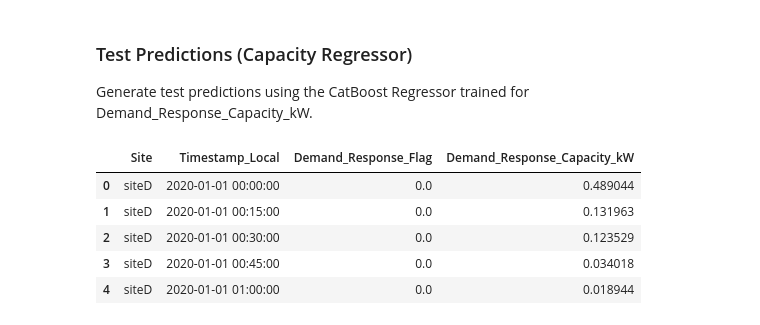
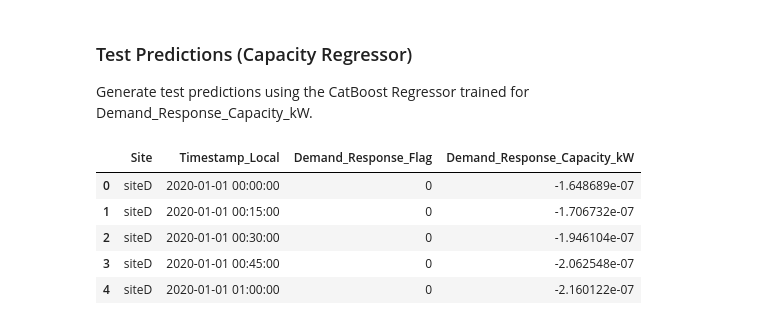
Before and after one commit to genrry/flextrack-challenge, a Jupyter notebook: train-main-phase.ipynb, the cells around one changed output. Drawn from its saved outputs; the diff is of its cells as text; code cells hidden in the pictures.

```diff
--- a/train-main-phase.ipynb
+++ b/train-main-phase.ipynb
@@ -118,6 +177,8 @@ y_train = y_train.set_index(index_cols)
 y_train = y_train.loc[X_train.index]
 # %%
 extra_time_festures = ['Hour', 'Month', 'Year', 'Day_Of_Week']
+# %%
+cat_features = ["Is_Weekend", "Hour_Category", "Season", "Temp_Binned", "Power_Binned", "Radiation_Binned", "Demand_Response_Flag"]
 # %% [markdown]
 ### Train CatBoost Regressor
 Implement CatBoost regression using existing X_train and y_train for Demand_Response_Capacity_kW, evaluate with RMSE/MAE/R2, show feature importances, and save the model.
@@ -230,4 +307,6 @@ dtype: float64
 Generate test predictions using the CatBoost Regressor trained for Demand_Response_Capacity_kW.
 # %%
 X_test = test_data[index_cols + reg_features].copy()
+# %%
+X_test = preprocess(X_test)
 # %%
@@ -235,40 +318,40 @@ lags_features = get_lags_features(X_test, selected_lags)
 # %%
-X_test = X_test.set_index(index_cols).join(lags_features).reset_index()
+# X_test = X_test.set_index(index_cols).join(lags_features).reset_index()
 # %%
-X_test = add_time_features(X_test)
+# X_test = add_time_features(X_test)
 # %%
 from catboost import CatBoostRegressor, Pool
 import os, numpy as np
 
 # Load trained regressor
 reg_model_path = 'models/catboost_regressor_capacity.cbm'
 assert os.path.exists(reg_model_path), 'Regressor model file not found.'
 reg = CatBoostRegressor()
 reg.load_model(reg_model_path)
 
 # Prepare and align test features to the model
 X_test_feat = X_test.set_index(index_cols)
 model_features = reg.feature_names_
 X_test_feat_aligned = X_test_feat.drop(columns=[c for c in X_test_feat.columns if c not in model_features], errors='ignore')
 for f in model_features:
     if f not in X_test_feat_aligned.columns:
         X_test_feat_aligned[f] = float('nan')
 X_test_feat_aligned = X_test_feat_aligned[model_features]
-cat_features = ["Is_Weekend", "Hour_Category", "Season"]
+# cat_features = ["Is_Weekend", "Hour_Category", "Season"]
 test_pool = Pool(X_test_feat_aligned, cat_features=cat_features)
 
 # Predict capacity (clip to non-negative)
 cap_preds = reg.predict(test_pool)
 # cap_preds = np.clip(cap_preds, 0, None)
 
 pred_out = X_test_feat_aligned.reset_index()[index_cols+['Demand_Response_Flag']].copy()
 pred_out['Demand_Response_Capacity_kW'] = cap_preds
 
 pred_out.head()
 # %% [output]
 |  | Site | Timestamp_Local | Demand_Response_Flag | Demand_Response_Capacity_kW |
-| 0 | siteD | 2020-01-01 00:00:00 | 0.0 | 0.489044 |
-| 1 | siteD | 2020-01-01 00:15:00 | 0.0 | 0.131963 |
-| 2 | siteD | 2020-01-01 00:30:00 | 0.0 | 0.123529 |
-| 3 | siteD | 2020-01-01 00:45:00 | 0.0 | 0.034018 |
-| 4 | siteD | 2020-01-01 01:00:00 | 0.0 | 0.018944 |
+| 0 | siteD | 2020-01-01 00:00:00 | 0 | -1.648689e-07 |
+| 1 | siteD | 2020-01-01 00:15:00 | 0 | -1.706732e-07 |
+| 2 | siteD | 2020-01-01 00:30:00 | 0 | -1.946104e-07 |
+| 3 | siteD | 2020-01-01 00:45:00 | 0 | -2.062548e-07 |
+| 4 | siteD | 2020-01-01 01:00:00 | 0 | -2.160122e-07 |
```
Also changed, not shown: parts of 21 cells of this notebook, 1 other file.
